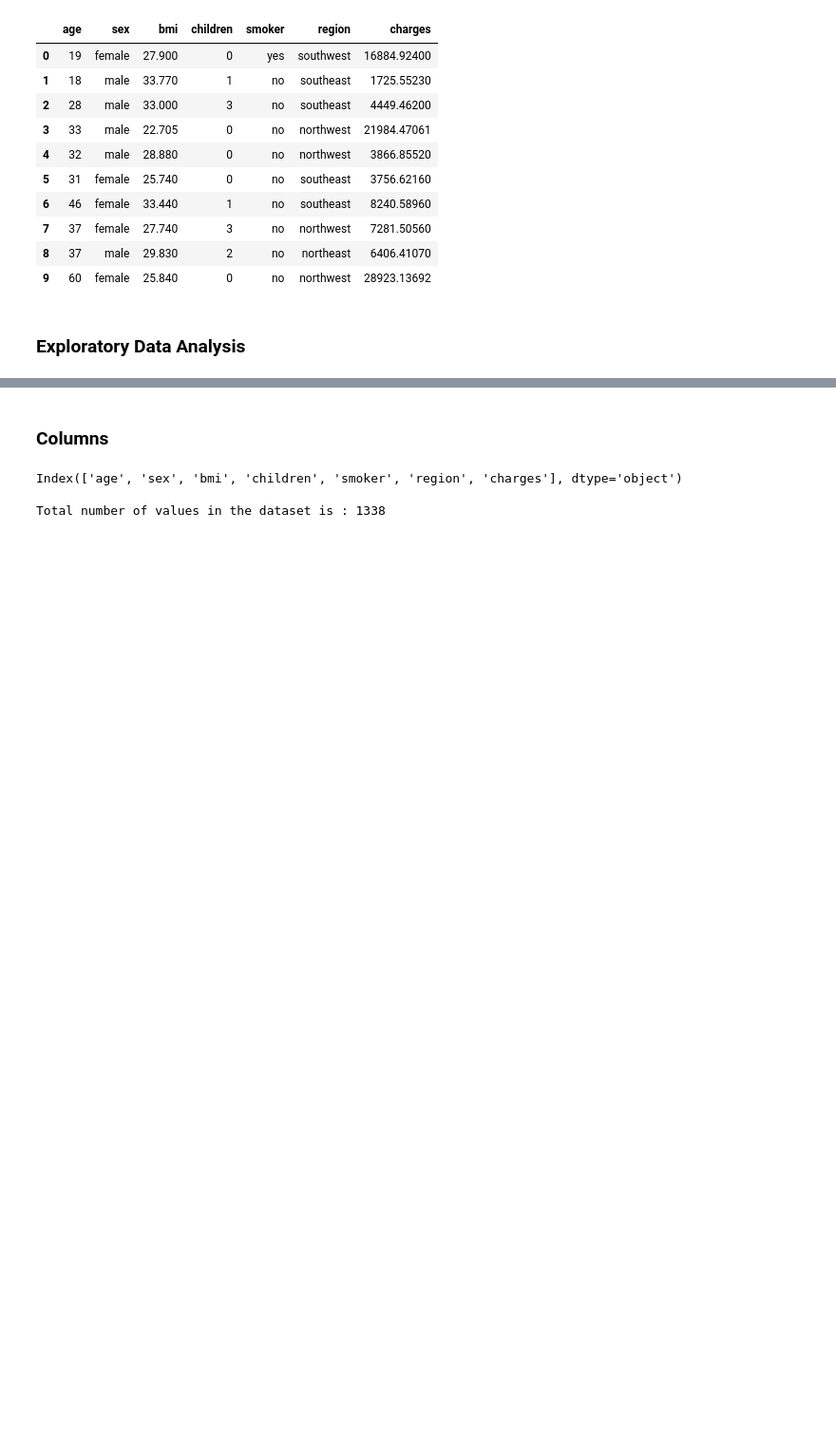
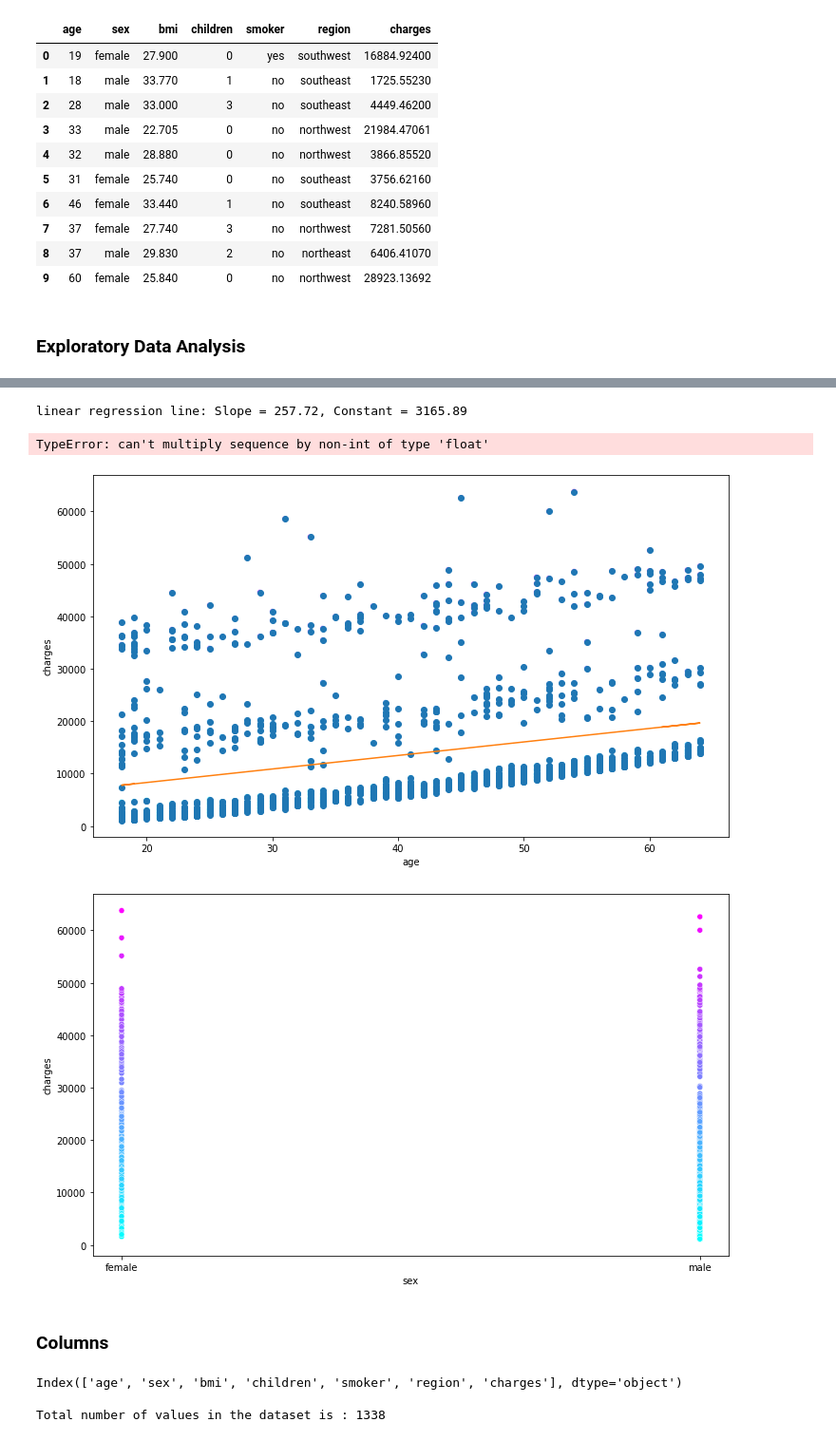
Before and after one commit to Parth442002/insurance_predictor, a Jupyter notebook: prototype1.ipynb, the cells around one changed output, grey strips where cells are left out. Shown at 95% size. Saved outputs shown, nothing was run; the diff lists cells and outputs as text; code cells hidden in the pictures; blank space fills up the shorter version.

Commit message:
Linear Regression Done

```diff
--- a/prototype1.ipynb
+++ b/prototype1.ipynb
@@ -26,6 +28,27 @@ report=ProfileReport(dataset)
 report.to_notebook_iframe()
 # %% [output]
 [interactive output not drawn]
+# %%
+def regression_line(x,y):
+
+    m = (sum(x*y) - (sum(x)*sum(y)/len(x)))/(sum(x*x) - (sum(x)*sum(x)/len(x)))
+    constant = stat.mean(y) - m*stat.mean(x)
+    print(f'linear regression line: Slope = {m:.2f}, Constant = {constant:.2f}')
+
+    plt.plot(x, y, 'o')
+    reg_line = [(m * i) + constant for i in x]
+    plt.plot(x, reg_line)
+    plt.show()
+# %%
+for i in dataset.columns:
+    plt.figure(figsize=(12, 7))
+    sns.scatterplot(data=dataset, x=i, y='charges',hue='charges',palette='cool', legend=False)
+    regression_line(dataset[i], dataset['charges'])
+# %% [output]
+linear regression line: Slope = 257.72, Constant = 3165.89
+TypeError: can't multiply sequence by non-int of type 'float'
+[figure, added]
+[figure, added]
 # %% [markdown]
 ### Columns
 # %%
```
Also changed, not shown: parts of 15 cells of this notebook, 1 other file.
